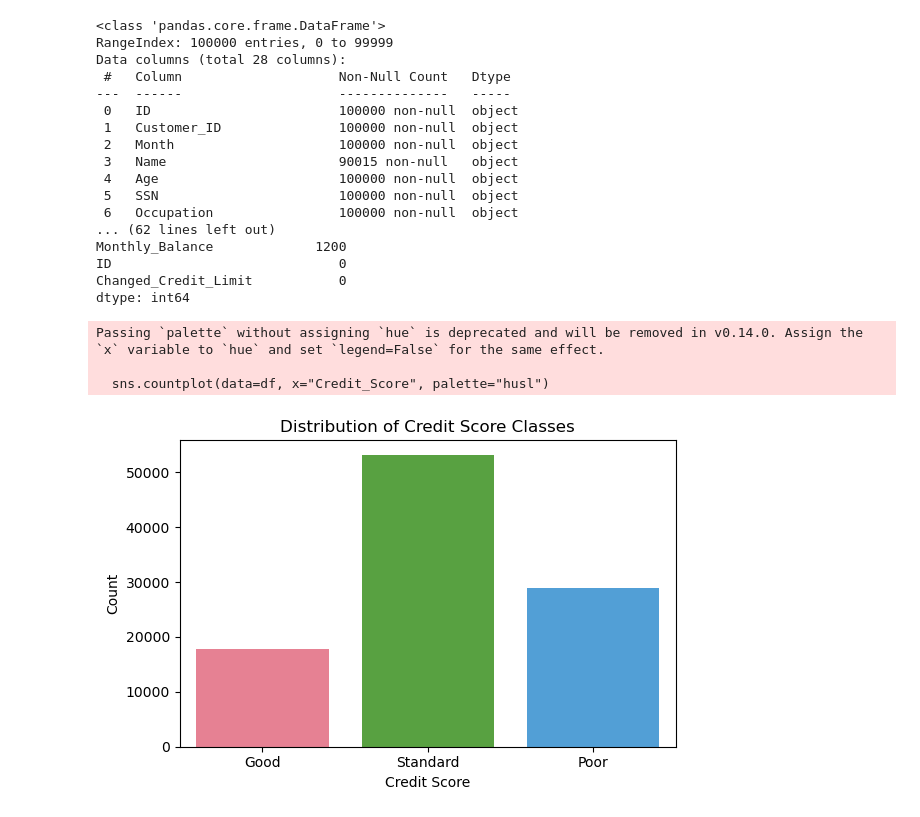
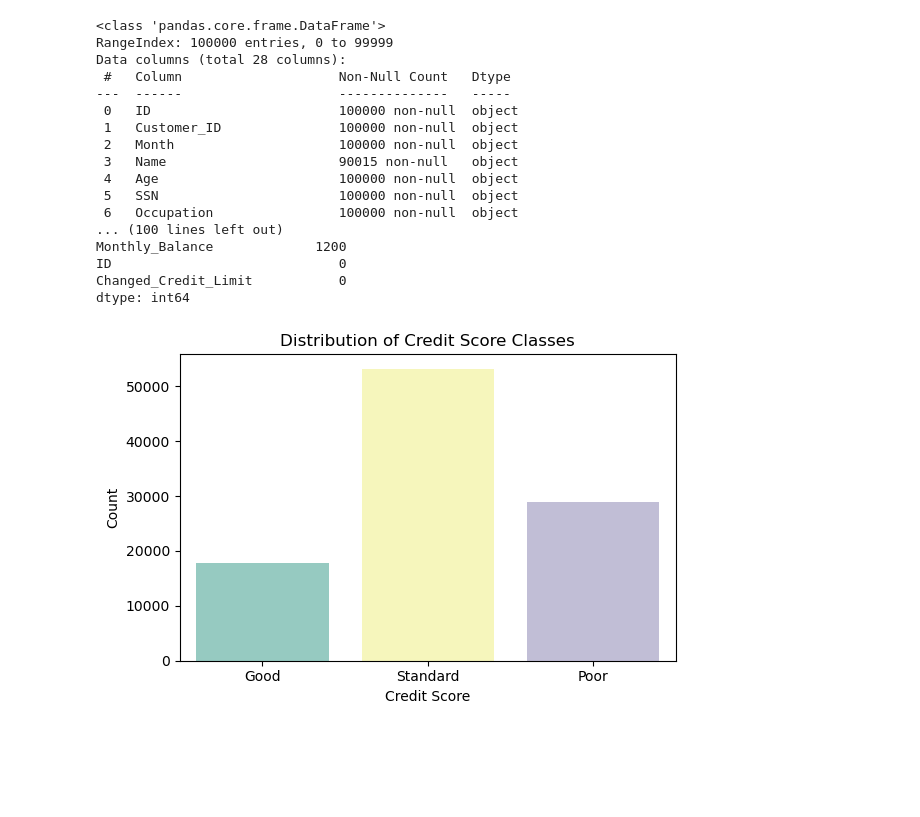
Before and after one commit to yhu249/credit-score-classification, a Jupyter notebook: src/Main.ipynb, the cells around one changed output. Cells and saved outputs as stored; diff of their text form; code cells hidden in the pictures; blank space fills up the shorter version.

Commit message:
eda and data cleaning completed

```diff
--- a/src/Main.ipynb
+++ b/src/Main.ipynb
@@ -3,11 +3,14 @@
 import pandas as pd
 import matplotlib.pyplot as plt
 import seaborn as sns
-df = pd.read_csv("train.csv")
+import numpy as np
+df = pd.read_csv("../data/train.csv")
 # %%
 # Check the dataset
 print(df.info())
 print(df.describe())
+# Check the data of each column
+print("\nData sample:\n", df.head())
 print("\nMissing values per column:\n", df.isnull().sum().sort_values(ascending=False).head(10))
 # %% [output]
 <class 'pandas.core.frame.DataFrame'>
@@ -22,30 +25,22 @@ Data columns (total 28 columns):
  4   Age                       100000 non-null  object
  5   SSN                       100000 non-null  object
  6   Occupation                100000 non-null  object
-... (62 lines left out)
+... (100 lines left out)
 Monthly_Balance             1200
 ID                             0
 Changed_Credit_Limit           0
 dtype: int64
-# %%
-# Drop the unnecessary columns
-
-df = df.drop(columns=['ID','SSN','Name','Customer_ID'])
-
-"""These columns are unique identifiers and do not contribute to the analysis. So, we drop them to simplify the dataset."""
 # %%
-# Visualize distributions of key features
+# EDA Visualize distributions of key features
 
+# Distribution of target variable
 #1 Target variable distribution
 plt.figure(figsize=(6,4))
-sns.countplot(data=df, x="Credit_Score", palette="husl")
+sns.countplot(data=df, x="Credit_Score",hue="Credit_Score", palette="Set3")
 plt.title("Distribution of Credit Score Classes")
 plt.xlabel("Credit Score")
 plt.ylabel("Count")
 plt.tight_layout()
-plt.show()
+plt.show()# Explore feature distributions by Credit Score
 # %% [output]
-Passing `palette` without assigning `hue` is deprecated and will be removed in v0.14.0. Assign the `x` variable to `hue` and set `legend=False` for the same effect.
-
-  sns.countplot(data=df, x="Credit_Score", palette="husl")
-[figure, old version]
+[figure, new version]
```
Also changed, not shown: parts of 12 cells of this notebook, 8 other files.
